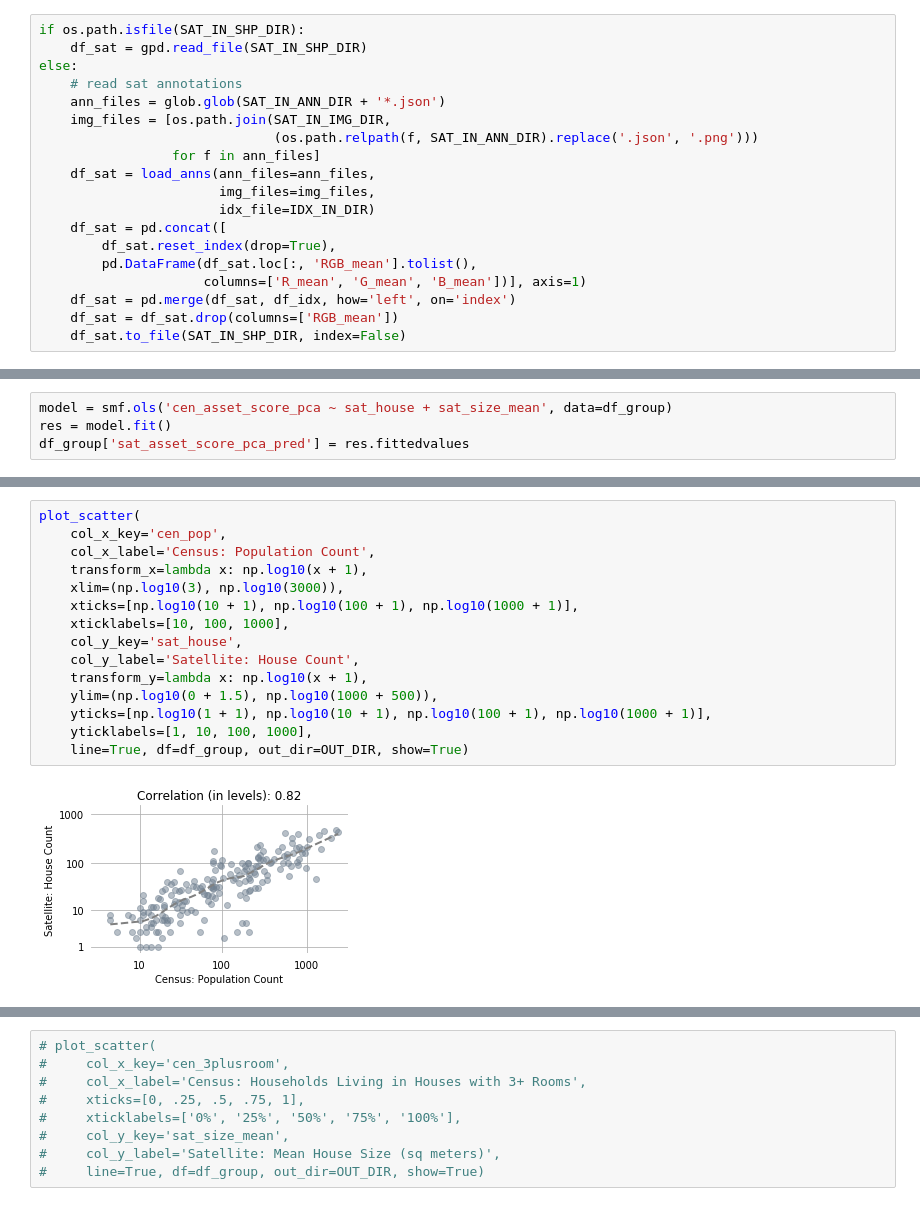
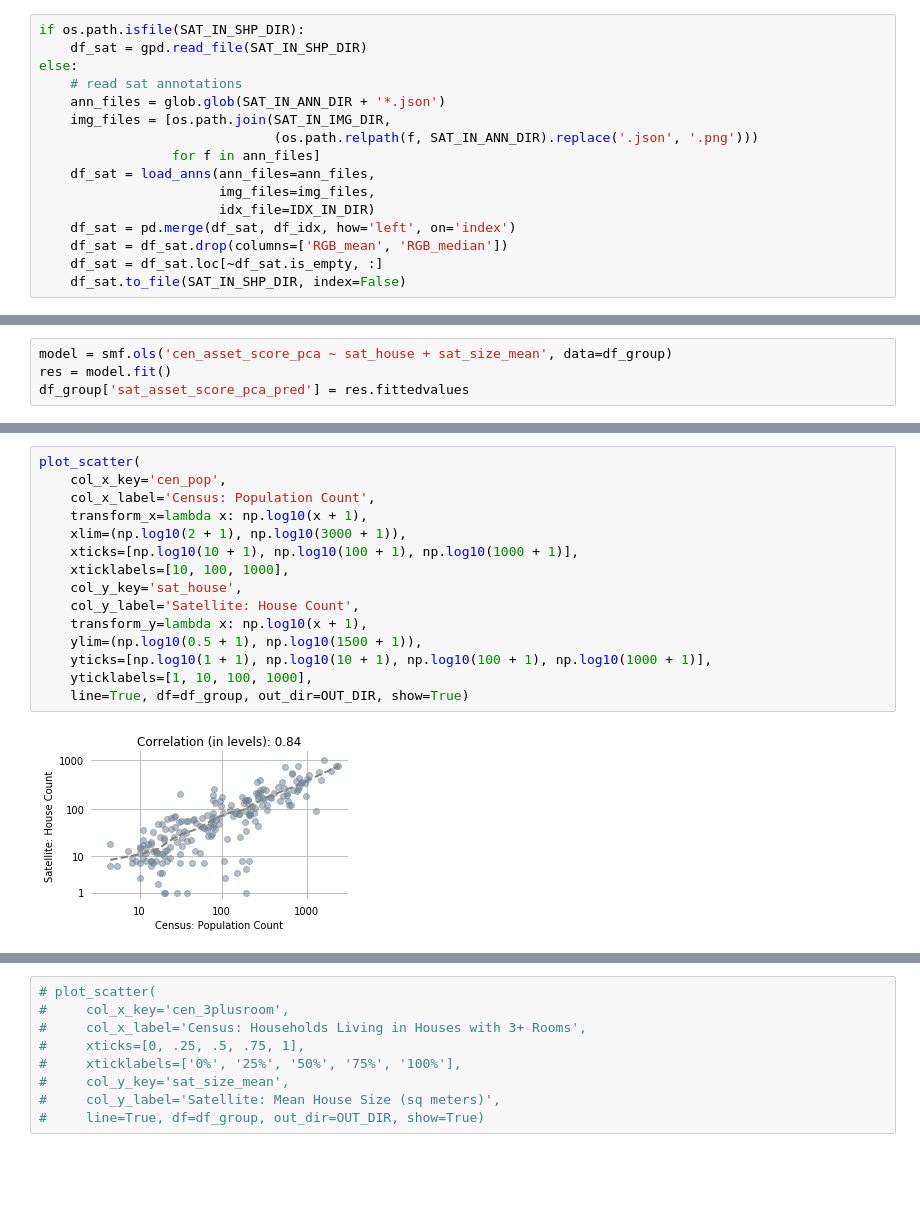
Before and after one commit to luna983/beyond-nightlight, a Jupyter notebook: exp0_step6_Validate.ipynb, the cells around one changed output, grey strips where cells are left out. Saved outputs shown, nothing was run; the diff lists cells and outputs as text; blank space fills up the shorter version.

```diff
--- a/exp0_step6_Validate.ipynb
+++ b/exp0_step6_Validate.ipynb
@@ -124,10 +124,7 @@ else:
     df_sat = load_anns(ann_files=ann_files,
                        img_files=img_files,
                        idx_file=IDX_IN_DIR)
-    df_sat = pd.concat([
-        df_sat.reset_index(drop=True),
-        pd.DataFrame(df_sat.loc[:, 'RGB_mean'].tolist(),
-                     columns=['R_mean', 'G_mean', 'B_mean'])], axis=1)
     df_sat = pd.merge(df_sat, df_idx, how='left', on='index')
-    df_sat = df_sat.drop(columns=['RGB_mean'])
+    df_sat = df_sat.drop(columns=['RGB_mean', 'RGB_median'])
+    df_sat = df_sat.loc[~df_sat.is_empty, :]
     df_sat.to_file(SAT_IN_SHP_DIR, index=False)
@@ -245,20 +261,20 @@ plot_scatter(
 # %%
 plot_scatter(
     col_x_key='cen_pop',
     col_x_label='Census: Population Count',
     transform_x=lambda x: np.log10(x + 1),
-    xlim=(np.log10(3), np.log10(3000)),
+    xlim=(np.log10(2 + 1), np.log10(3000 + 1)),
     xticks=[np.log10(10 + 1), np.log10(100 + 1), np.log10(1000 + 1)],
     xticklabels=[10, 100, 1000],
     col_y_key='sat_house',
     col_y_label='Satellite: House Count',
     transform_y=lambda x: np.log10(x + 1),
-    ylim=(np.log10(0 + 1.5), np.log10(1000 + 500)),
+    ylim=(np.log10(0.5 + 1), np.log10(1500 + 1)),
     yticks=[np.log10(1 + 1), np.log10(10 + 1), np.log10(100 + 1), np.log10(1000 + 1)],
     yticklabels=[1, 10, 100, 1000],
     line=True, df=df_group, out_dir=OUT_DIR, show=True)
 # %% [output]
-[figure, old version]
+[figure, new version]
 # %%
 plot_scatter(
     col_x_key='cen_asset_score_pca',
```
Also changed, not shown: parts of 11 cells of this notebook, 7 other files.
